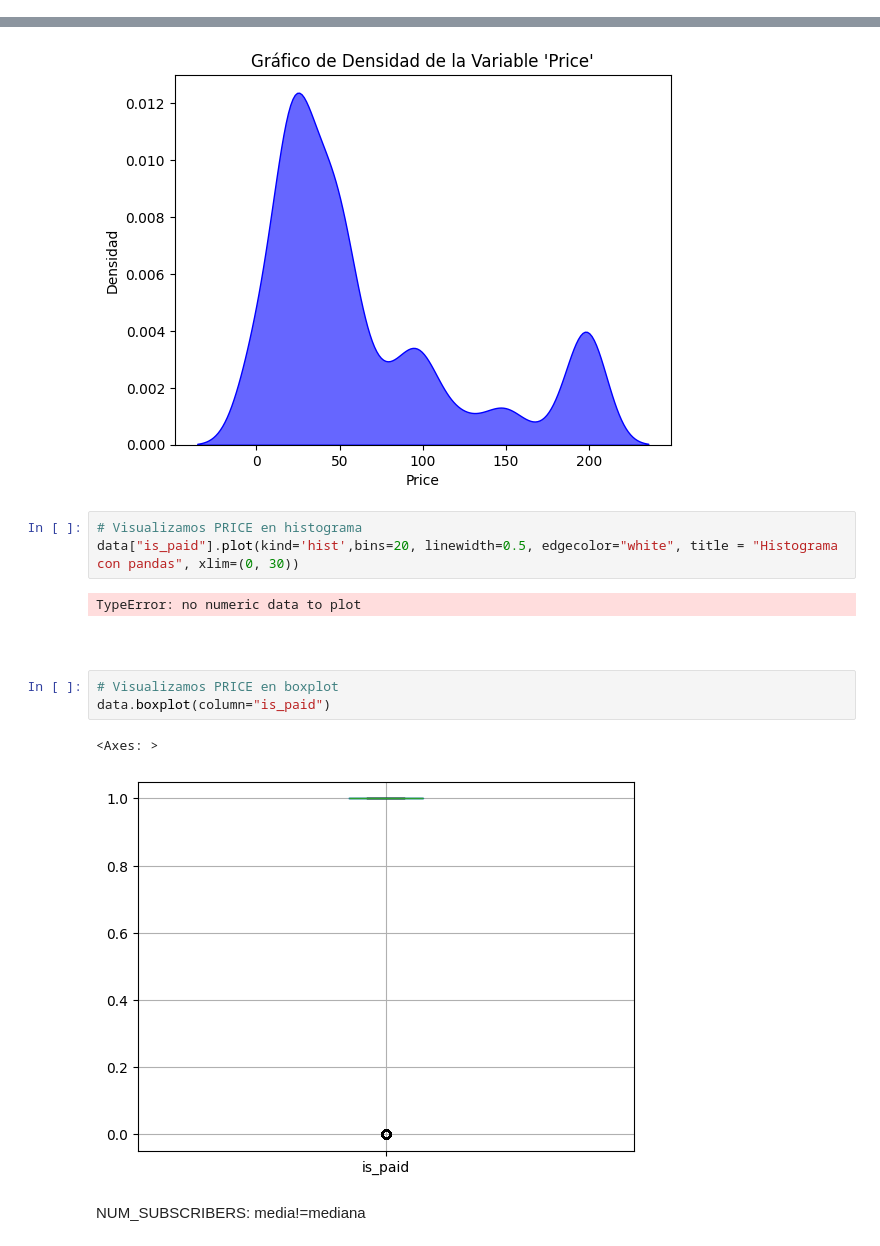
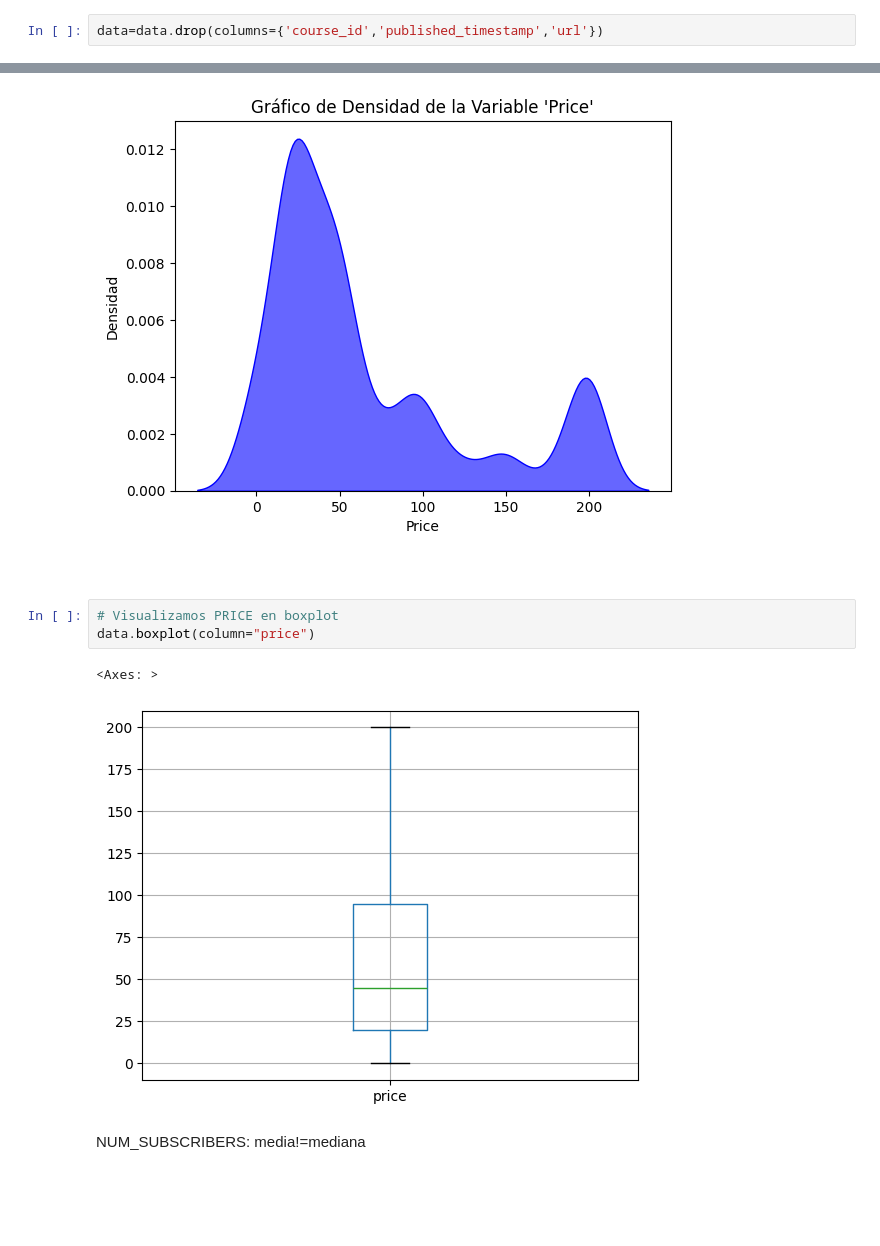
Before and after one commit to Gonzalo22112001/InformeEstadistica, a Jupyter notebook: informe.ipynb, the cells around one changed output, grey strips where cells are left out. Cells and saved outputs as stored; diff of their text form; blank space fills up the shorter version.

```diff
--- a/informe.ipynb
+++ b/informe.ipynb
@@ -21,0 +69,2 @@ data
+# %%
+data=data.drop(columns={'course_id','published_timestamp','url'})
@@ -174,19 +227,14 @@ plt.ylabel("Densidad")
 plt.show()
 # %% [output]
 [figure]
-# %%
-# Visualizamos PRICE en histograma
-data["is_paid"].plot(kind='hist',bins=20, linewidth=0.5, edgecolor="white", title = "Histograma con pandas", xlim=(0, 30))
-# %% [output]
-TypeError: no numeric data to plot
 # %% [markdown]
 #
 # %%
 # Visualizamos PRICE en boxplot
-data.boxplot(column="is_paid")
+data.boxplot(column="price")
 # %% [output]
 <Axes: >
-[figure, old version]
+[figure, new version]
 # %% [markdown]
 NUM_SUBSCRIBERS: media!=mediana
 # %%
```
Also changed, not shown: parts of 24 cells of this notebook.
